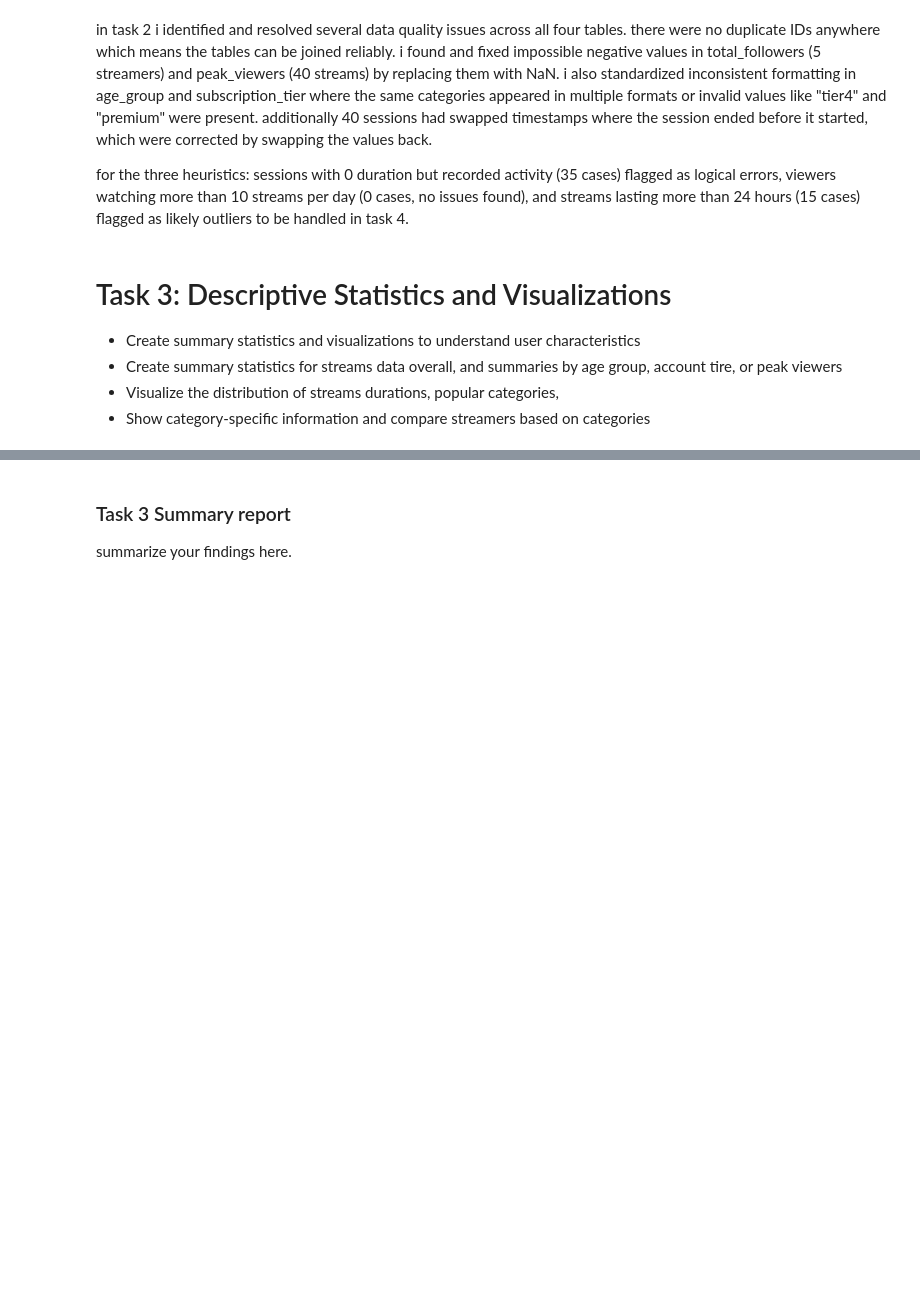
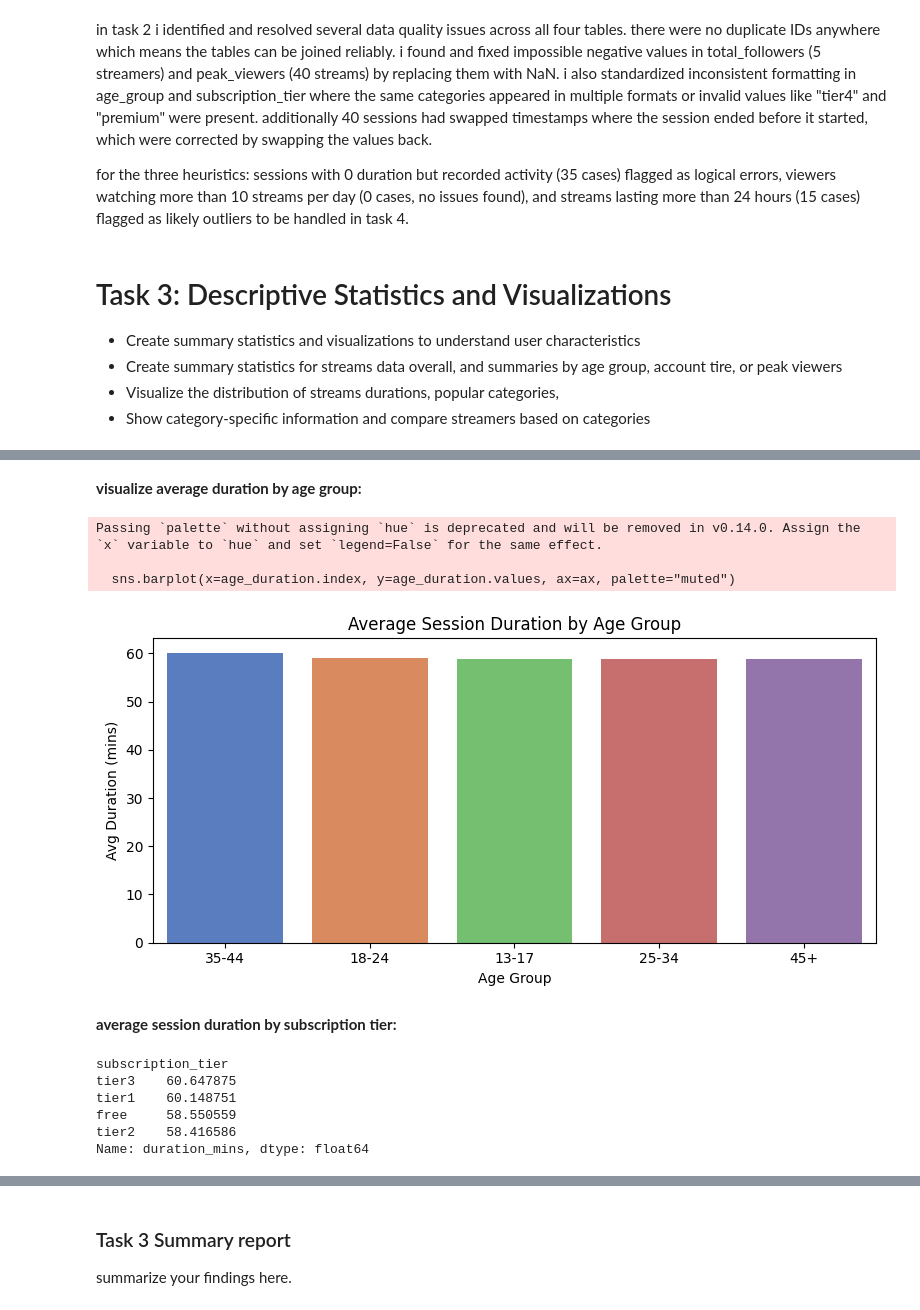
Before and after one commit to MSagri05/Assignment1-Exploratory-Data-Analysis, a Jupyter notebook: IAT461_Assignment01_Scaffold.ipynb, the cells around one changed output, grey strips where cells are left out. Drawn from its saved outputs; the diff is of its cells as text; code cells hidden in the pictures; blank space fills up the shorter version.

```diff
--- a/IAT461_Assignment01_Scaffold.ipynb
+++ b/IAT461_Assignment01_Scaffold.ipynb
@@ -570,0 +604,5 @@ for the three heuristics: sessions with 0 duration but recorded activity (35 cas
+# %%
+# Compare average viewing duration across age groups
+sessions_viewers = sessions.merge(viewers, on="viewer_id")
+age_duration = sessions_viewers.groupby("age_group")["duration_mins"].mean().sort_values(ascending=False)
+print(age_duration)
@@ -570,0 +617,29 @@ for the three heuristics: sessions with 0 duration but recorded activity (35 cas
+# %% [markdown]
+**visualize average duration by age group:**
+# %%
+# Bar chart showing average session duration per age group
+fig, ax = plt.subplots(figsize=(8, 4))
+sns.barplot(x=age_duration.index, y=age_duration.values, ax=ax, palette="muted")
+ax.set_title("Average Session Duration by Age Group")
+ax.set_xlabel("Age Group")
+ax.set_ylabel("Avg Duration (mins)")
+plt.tight_layout()
+plt.show()
+# %% [output]
+Passing `palette` without assigning `hue` is deprecated and will be removed in v0.14.0. Assign the `x` variable to `hue` and set `legend=False` for the same effect.
+
+  sns.barplot(x=age_duration.index, y=age_duration.values, ax=ax, palette="muted")
+[figure, added]
+# %% [markdown]
+**average session duration by subscription tier:**
+# %%
+# Compare average viewing duration across subscription tiers
+tier_duration = sessions_viewers.groupby("subscription_tier")["duration_mins"].mean().sort_values(ascending=False)
+print(tier_duration)
+# %% [output]
+subscription_tier
+tier3    60.647875
+tier1    60.148751
+free     58.550559
+tier2    58.416586
+Name: duration_mins, dtype: float64
```
Also changed, not shown: parts of 17 cells of this notebook.
